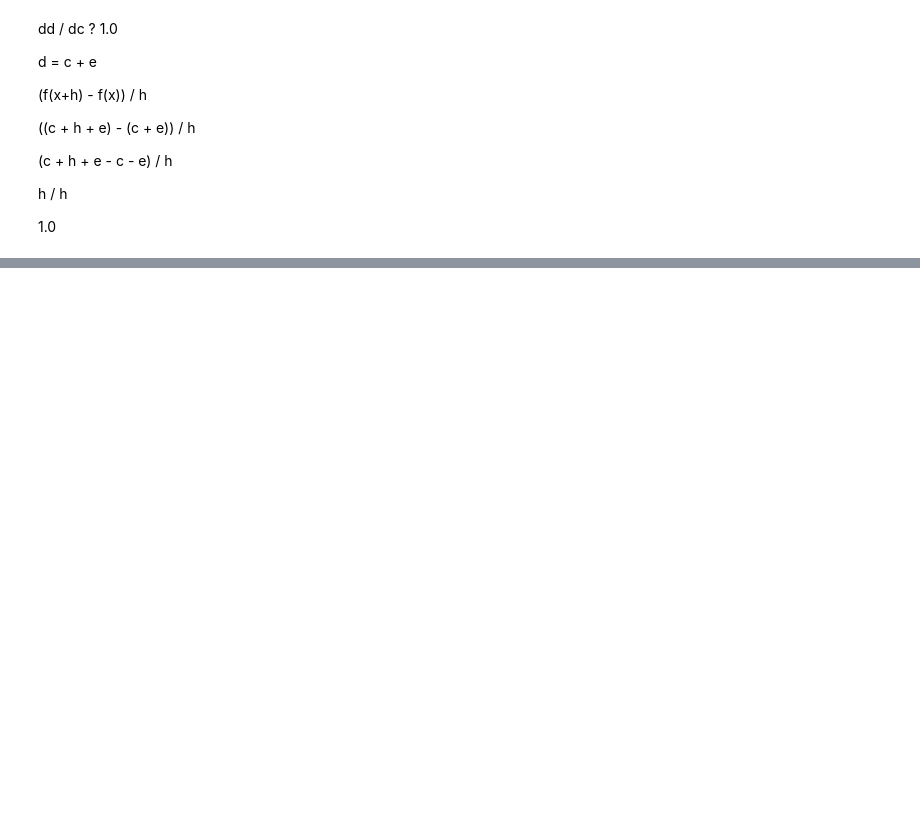
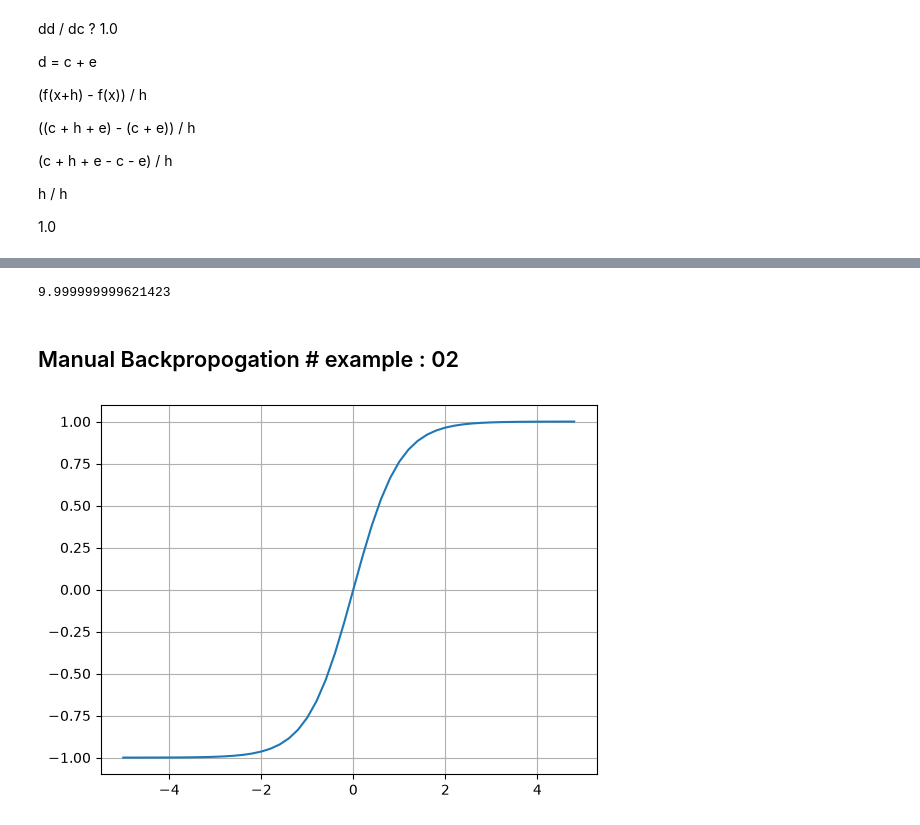
Before and after one commit to Amit-yadav019/Deep-Learning, a Jupyter notebook: microgrand_from_scratch.ipynb, the cells around one changed output, grey strips where cells are left out. Drawn from its saved outputs; the diff is of its cells as text; code cells hidden in the pictures; blank space fills up the shorter version.

```diff
--- a/microgrand_from_scratch.ipynb
+++ b/microgrand_from_scratch.ipynb
@@ -1397,0 +1572,44 @@ h / h
+# %%
+# now checking via code of gradient descent of a.grad and b.grad
+
+# for a.grad
+
+def lol():
+    h = 0.00001
+    a = value(4.0,label = 'a')
+    b = value(-5.0,label = 'b')
+    c = value(25, label ='c')
+
+    e= a*b ; e.label = 'e'
+
+    d = e + c ; d.label = 'd' # it will internally calls like : (a.__mul__(b)).__add__(c)
+    f = value(-2.0,label ='f')
+    L = d*f ; L.label = 'L'
+    L1 = L.data
+
+    a = value((4.0), label = 'a')
+    a.data +=h
+    b = value(-5.0,label = 'b')
+    c = value(25,label = 'c')
+    # c.data +=h # c = c+h
+
+    e = a*b ; e.label = 'e'
+
+    d = e + c ; d.label = 'd'
+    f = value(-2.0,label = 'f')
+
+    L = d*f ; L.label = 'L'
+
+    L2 = L.data
+
+    print((L2-L1)/h) # dL / dc = ((c+h)-c)/h
+    # simillarly for e, e.data +=h
+lol()
+# %% [output]
+9.999999999621423
+# %% [markdown]
+## Manual Backpropogation # example : 02
+# %%
+plt.plot(np.arange(-5,5,0.2), np.tanh(np.arange(-5,5,0.2))); plt.grid()
+# %% [output]
+[figure, added]
```
Also changed, not shown: parts of 47 cells of this notebook.
